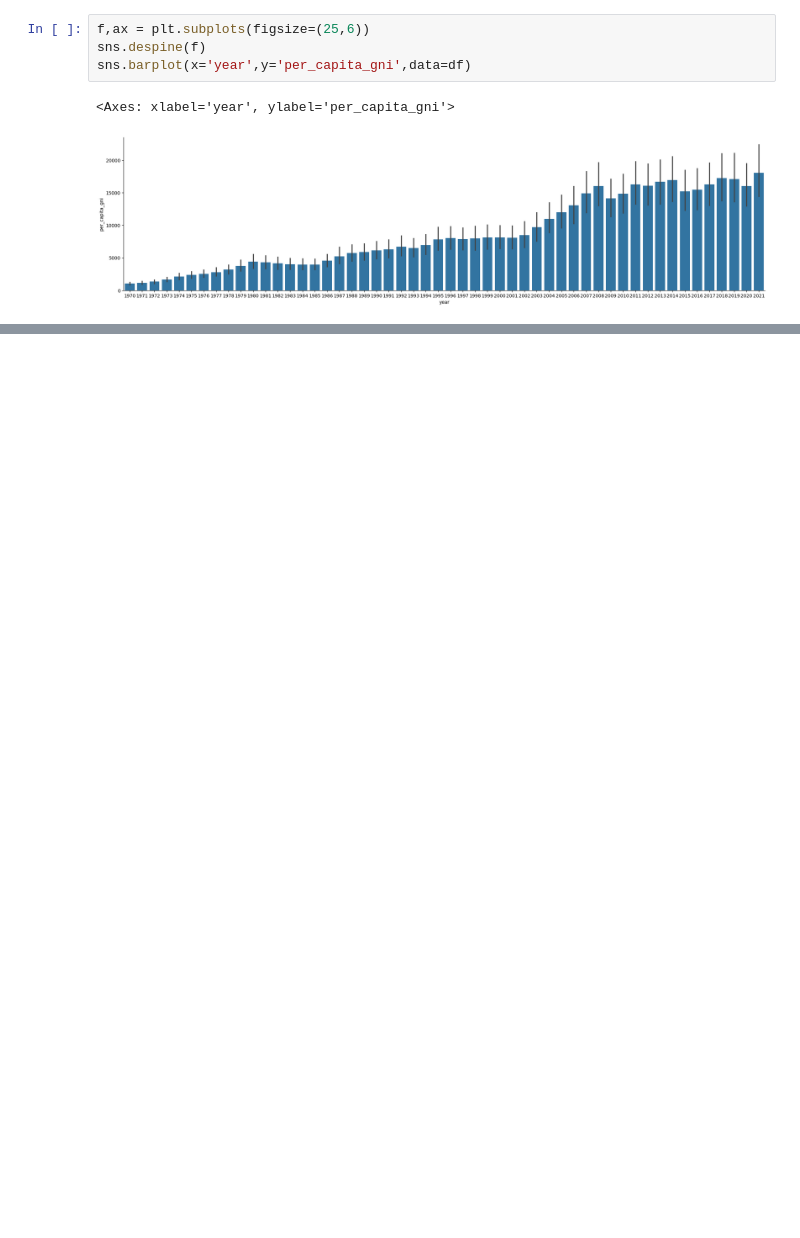
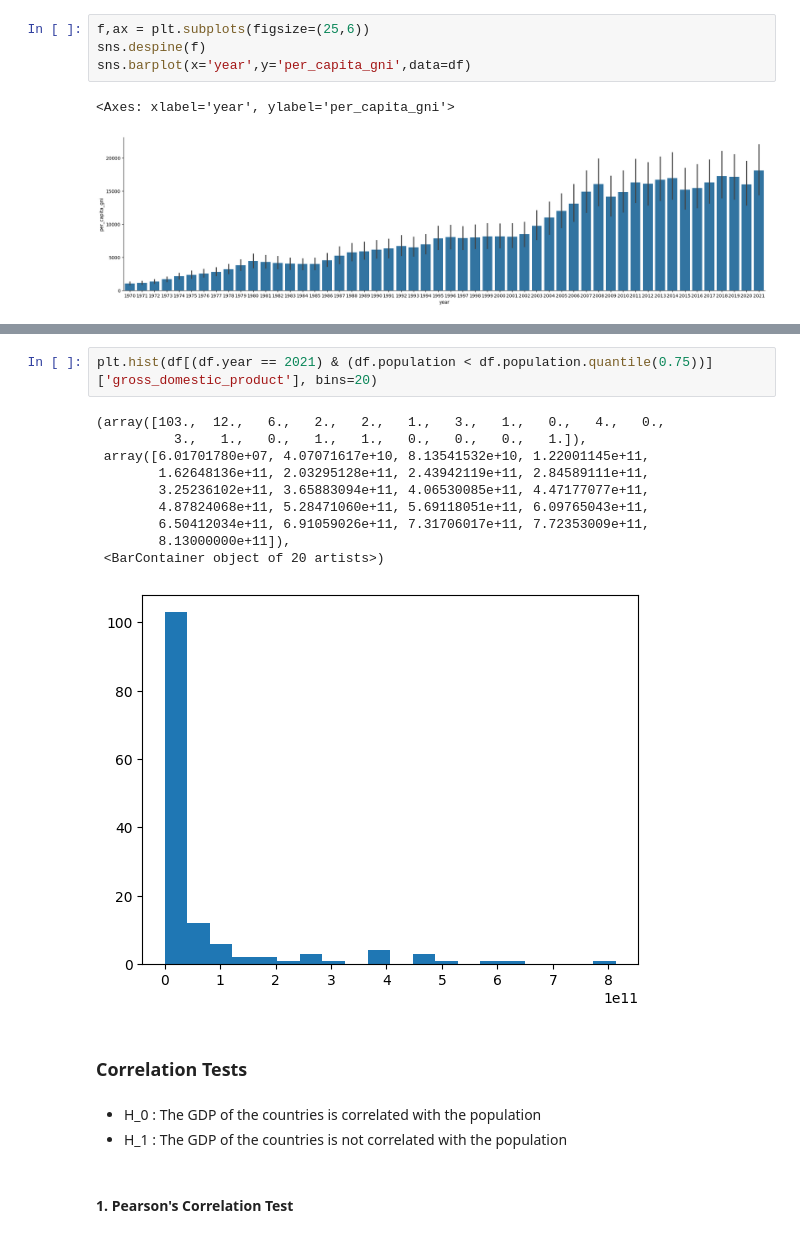
Before and after one commit to sumeetsachdev/data-analysis-project, a Jupyter notebook: notebooks/EDA.ipynb, the cells around one changed output, grey strips where cells are left out. Saved outputs shown, nothing was run; the diff lists cells and outputs as text; blank space fills up the shorter version.

```diff
--- a/notebooks/EDA.ipynb
+++ b/notebooks/EDA.ipynb
@@ -741,0 +805,20 @@ sns.barplot(x='year',y='per_capita_gni',data=df)
+# %%
+plt.hist(df[(df.year == 2021) & (df.population < df.population.quantile(0.75))]['gross_domestic_product'], bins=20)
+# %% [output]
+(array([103.,  12.,   6.,   2.,   2.,   1.,   3.,   1.,   0.,   4.,   0.,
+          3.,   1.,   0.,   1.,   1.,   0.,   0.,   0.,   1.]),
+ array([6.01701780e+07, 4.07071617e+10, 8.13541532e+10, 1.22001145e+11,
+        1.62648136e+11, 2.03295128e+11, 2.43942119e+11, 2.84589111e+11,
+        3.25236102e+11, 3.65883094e+11, 4.06530085e+11, 4.47177077e+11,
+        4.87824068e+11, 5.28471060e+11, 5.69118051e+11, 6.09765043e+11,
+        6.50412034e+11, 6.91059026e+11, 7.31706017e+11, 7.72353009e+11,
+        8.13000000e+11]),
+ <BarContainer object of 20 artists>)
+[figure, added]
+# %% [markdown]
+### Correlation Tests
+# %% [markdown]
+* H_0 : The GDP of the countries is correlated with the population
+* H_1 : The GDP of the countries is not correlated with the population
+# %% [markdown]
+#### 1. Pearson's Correlation Test
```
Also changed, not shown: parts of 16 cells of this notebook.
